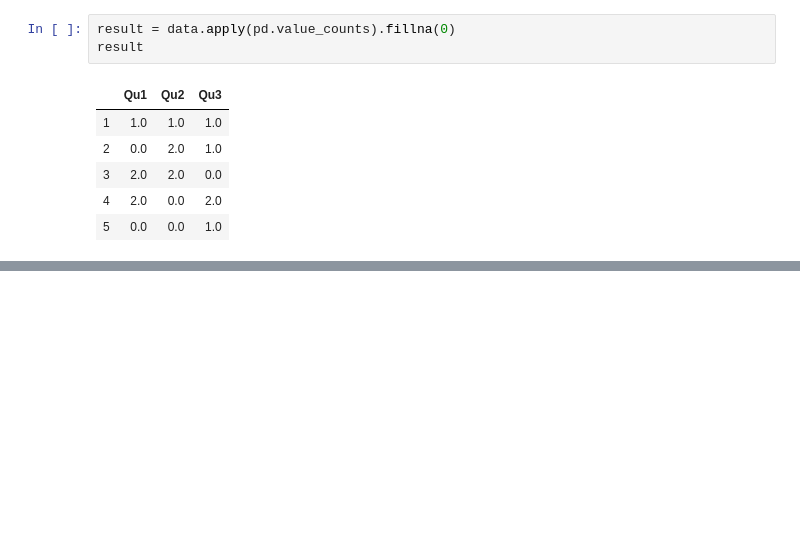
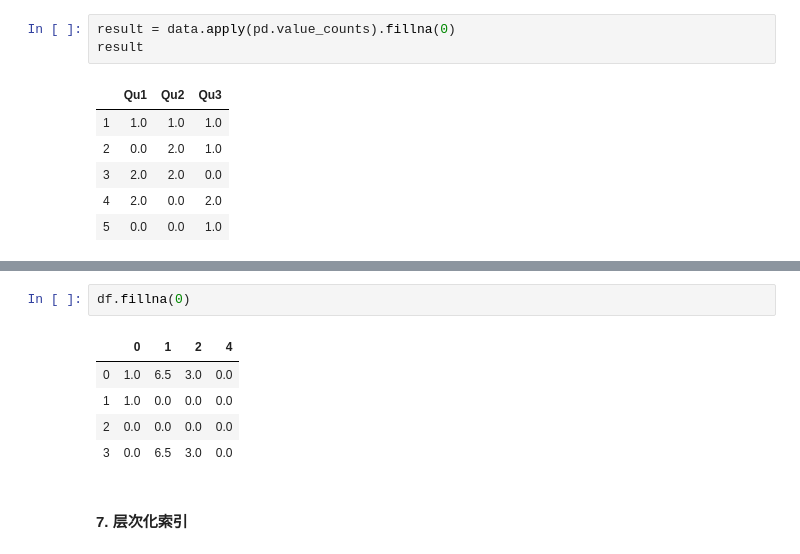
Before and after one commit to wminc/Data_Analysis_First, a Jupyter notebook: my_study/ch05.ipynb, the cells around one changed output, grey strips where cells are left out. Cells and saved outputs as stored; diff of their text form; blank space fills up the shorter version.

```diff
--- a/my_study/ch05.ipynb
+++ b/my_study/ch05.ipynb
@@ -1243,0 +1304,10 @@ result
+# %%
+df.fillna(0)
+# %% [output]
+|  | 0 | 1 | 2 | 4 |
+| 0 | 1.0 | 6.5 | 3.0 | 0.0 |
+| 1 | 1.0 | 0.0 | 0.0 | 0.0 |
+| 2 | 0.0 | 0.0 | 0.0 | 0.0 |
+| 3 | 0.0 | 6.5 | 3.0 | 0.0 |
+# %% [markdown]
+#### 7. 层次化索引
```
Also changed, not shown: parts of 12 cells of this notebook, 4 other files.
